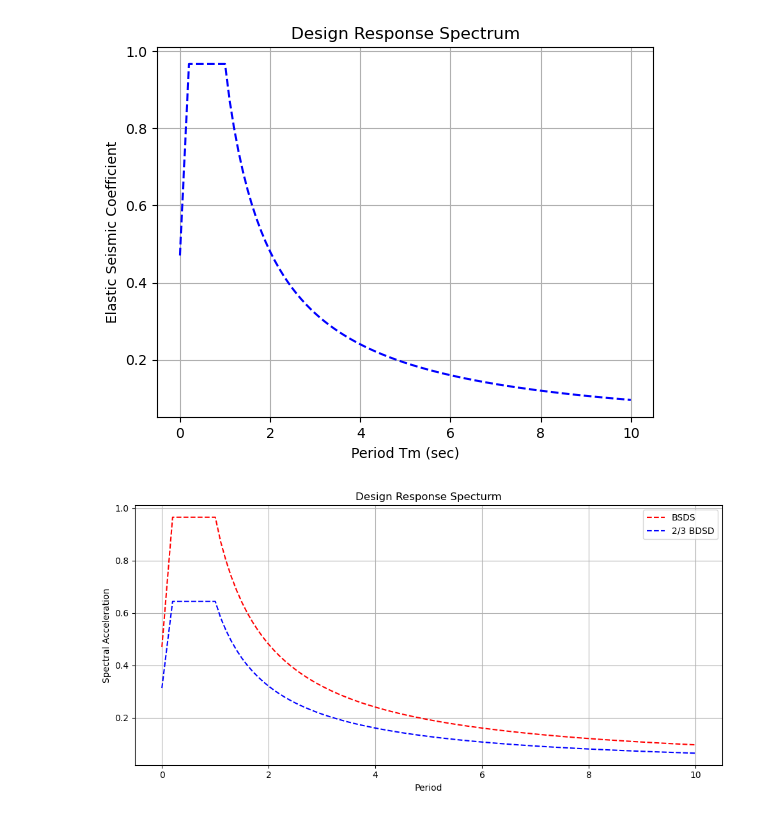
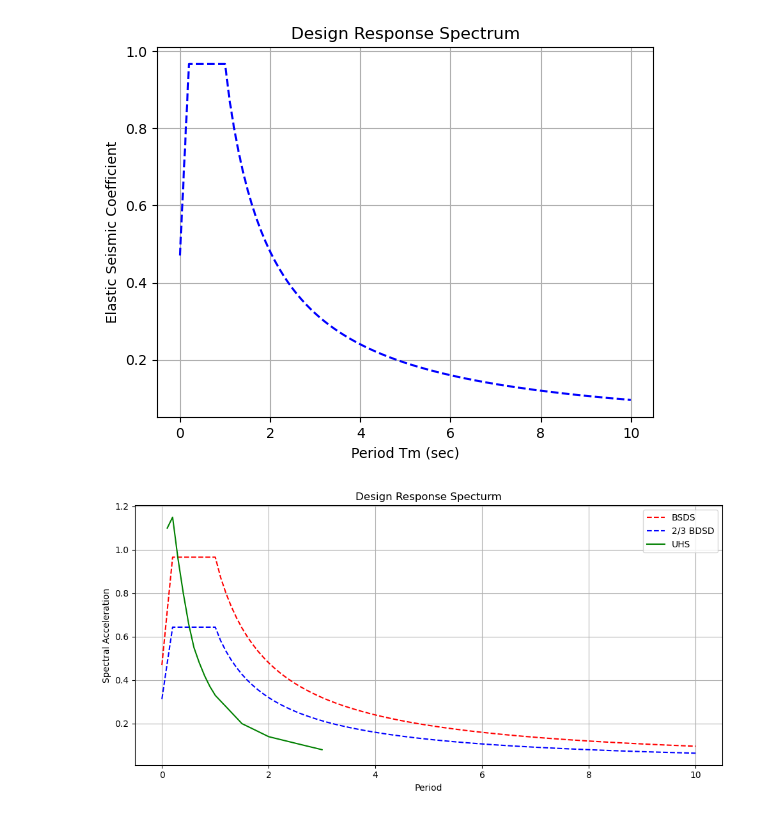
Before and after one commit to albertp16/bsdspy, a Jupyter notebook: testing.ipynb, the cells around one changed output. Saved outputs shown, nothing was run; the diff lists cells and outputs as text; code cells hidden in the pictures.

```diff
--- a/testing.ipynb
+++ b/testing.ipynb
@@ -39,29 +39,59 @@ to =  0.1987577639751553
 # %%
 import matplotlib.pyplot as plt
 
-uhs = []
+uhs = [
+[0.1,
+0.2,
+0.3,
+0.4,
+0.5,
+0.6,
+0.7,
+0.8,
+0.9,
+1,
+1.5,
+2,
+3],
+[
+1.10,
+1.15,
+0.96,
+0.80,
+0.66,
+0.55,
+0.48,
+0.42,
+0.37,
+0.33,
+0.20,
+0.14,
+0.08
+]
+]
 
 # print(ss5_bsds_data)
 ss5_min_x = []
 ss5_min_y = []
 
 # Populate new arrays with transformed x-values and original y-values
 for x, y in zip(ss5_bsds_data[0], ss5_bsds_data[1]):
     ss5_min_x.append(x)
     ss5_min_y.append(y* (2.0 / 3.0))
 
 # Plot
 plt.figure(figsize=(10, 5))
 plt.plot(ss5_bsds_data[0], ss5_bsds_data[1], label='BSDS', linestyle='--', markersize=3, color="red")
 plt.plot(ss5_min_x, ss5_min_y, label='2/3 BDSD', linestyle='--', markersize=3, color="blue")
+plt.plot(uhs[0], uhs[1], label='UHS', linestyle='-', markersize=3, color="green")
 
 # Format plot
 plt.title('Design Response Specturm')
 plt.xlabel('Period')
 plt.ylabel('Spectral Acceleration')
 plt.grid(True)
 plt.legend()
 plt.tight_layout()
 plt.show()
 # %% [output]
-[figure, old version]
+[figure, new version]
```
